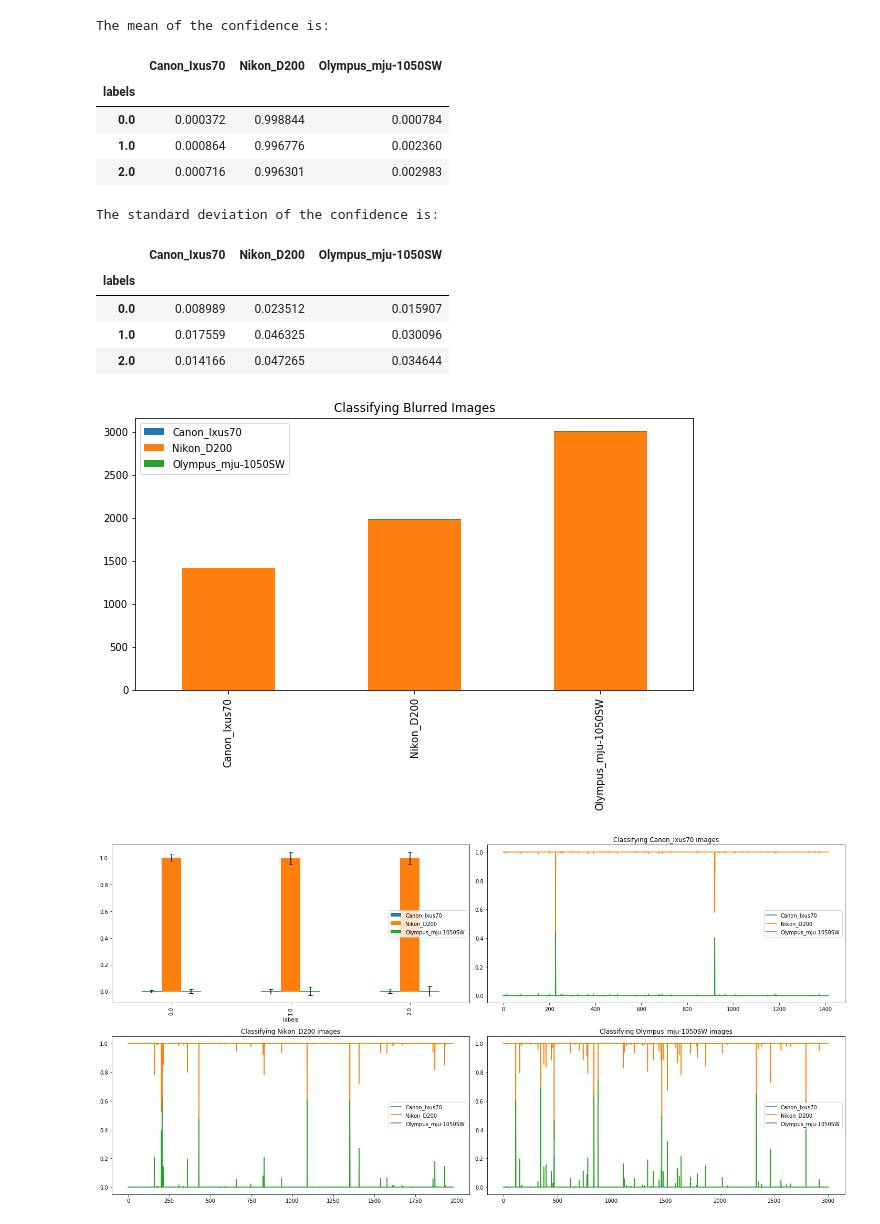
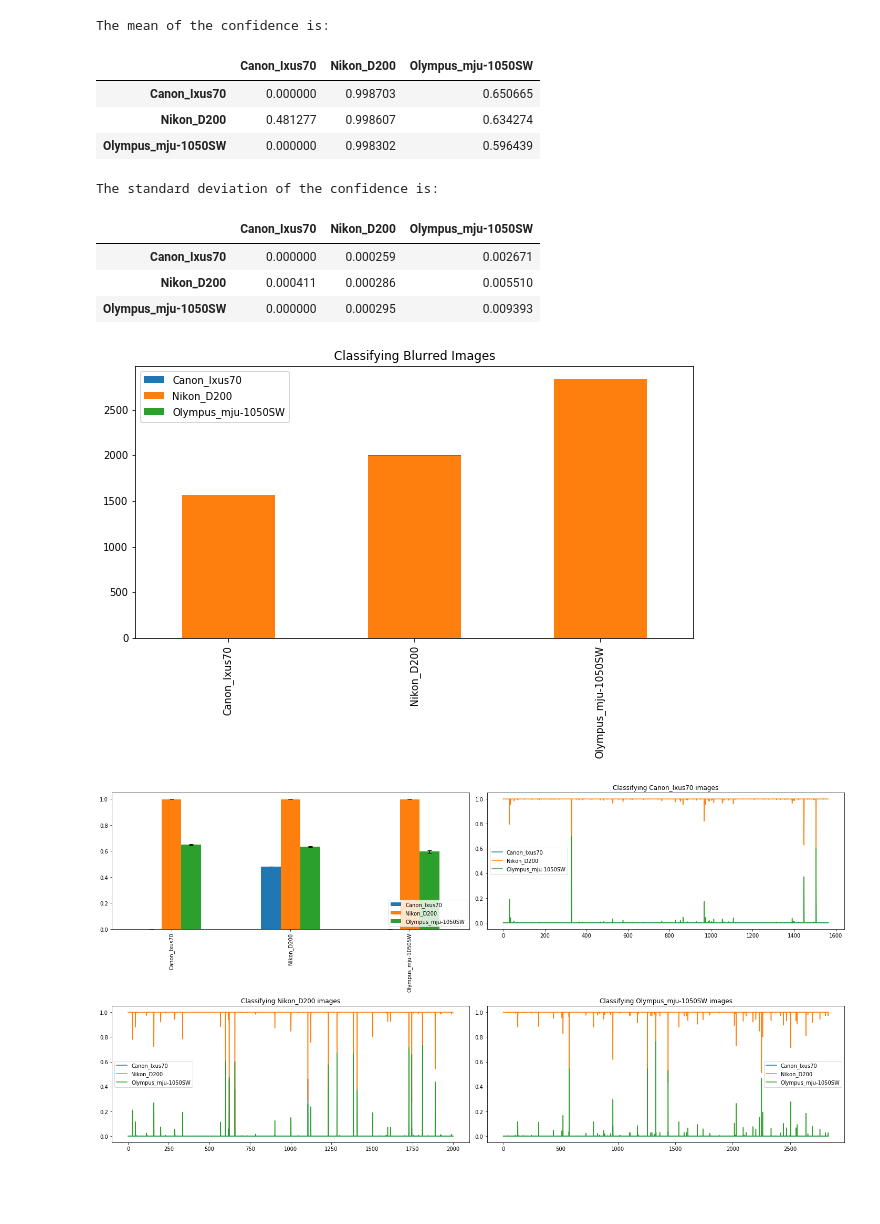
Before and after one commit to jiarongp/CamModel, a Jupyter notebook: post_test.ipynb, the cells around one changed output. Saved outputs shown, nothing was run; the diff lists cells and outputs as text; code cells hidden in the pictures; blank space fills up the shorter version.

```diff
--- a/post_test.ipynb
+++ b/post_test.ipynb
@@ -17,7 +17,8 @@ from tensorflow.keras.preprocessing.image import ImageDataGenerator
 from params import dresden_images_root, patches_root, patches_db_path, train_csv_path, \
 post_root, compr_img, noise_img, blur_img
 # %%
-model_list = os.listdir(os.path.join(patches_root, 'test'))
+train_db = pd.read_csv(train_csv_path)
+model_list = np.unique(train_db['brand_model'])
 
 img_path = [] # path of the images
 file_name = [] # file name of the images
@@ -193,15 +193,16 @@ blur_generator = test_data_gen.flow_from_directory(
 print('\n# Evaluate on test data')
 results = model.evaluate(blur_generator)
 
-hist, conf, labels = func.evaluate(model_list, blur_generator, model, index=model_list, columns=model_list,
-                                   title='Classifying Blurred Images', num_batch=100)
-mean, error = func.mean_error(labels, conf, model_list)
+hist, conf, pred_labels, real_labels = func.evaluate(model_list, blur_generator, model, index=model_list, columns=model_list,
+                                           title='Classifying Blurred Images', num_batch=100)
+
+df_mean, df_error = func.mean_error(conf, pred_labels, real_labels,
+                                    real_model=model_list, pred_model=model_list)
+
 fig, axes = plt.subplots(nrows=2, ncols=2, figsize=(20, 10))
-mean.plot.bar(yerr=error, ax=axes[0,0], capsize=4)
+df_mean.plot.bar(yerr=df_error, ax=axes[0,0], capsize=4)
+graph = {0:axes[0,1], 1:axes[1,0], 2:axes[1, 1]}
 
-# for all the images' real label is a certain camera, for example Canon_Ixus70,
-# how does these images are classified ? The magnitude of the histogram indicate how
-# sure is the model classified the image as one camera(show by color)
-graph = {0:axes[0,1], 1:axes[1,0], 2:axes[1, 1]}
-func.plot_conf(model_list, labels, conf, graph)
+func.plot_conf(conf, pred_labels, real_labels, graph, real_model=model_list, pred_model=model_list)
+plt.tight_layout()
 # %% [output]
@@ -220,14 +221,12 @@ index are predictions, columns are ground truth
 The mean of the confidence is:
 |  | Canon_Ixus70 | Nikon_D200 | Olympus_mju-1050SW |
-| labels |  |  |  |
-| 0.0 | 0.000372 | 0.998844 | 0.000784 |
-| 1.0 | 0.000864 | 0.996776 | 0.002360 |
-| 2.0 | 0.000716 | 0.996301 | 0.002983 |
+| Canon_Ixus70 | 0.000000 | 0.998703 | 0.650665 |
+| Nikon_D200 | 0.481277 | 0.998607 | 0.634274 |
+| Olympus_mju-1050SW | 0.000000 | 0.998302 | 0.596439 |
 The standard deviation of the confidence is:
 |  | Canon_Ixus70 | Nikon_D200 | Olympus_mju-1050SW |
-| labels |  |  |  |
-| 0.0 | 0.008989 | 0.023512 | 0.015907 |
-| 1.0 | 0.017559 | 0.046325 | 0.030096 |
-| 2.0 | 0.014166 | 0.047265 | 0.034644 |
+| Canon_Ixus70 | 0.000000 | 0.000259 | 0.002671 |
+| Nikon_D200 | 0.000411 | 0.000286 | 0.005510 |
+| Olympus_mju-1050SW | 0.000000 | 0.000295 | 0.009393 |
-[figure, old version]
+[figure, new version]
-[figure, old version]
+[figure, new version]
```
Also changed, not shown: parts of 3 cells of this notebook, 4 other files.
